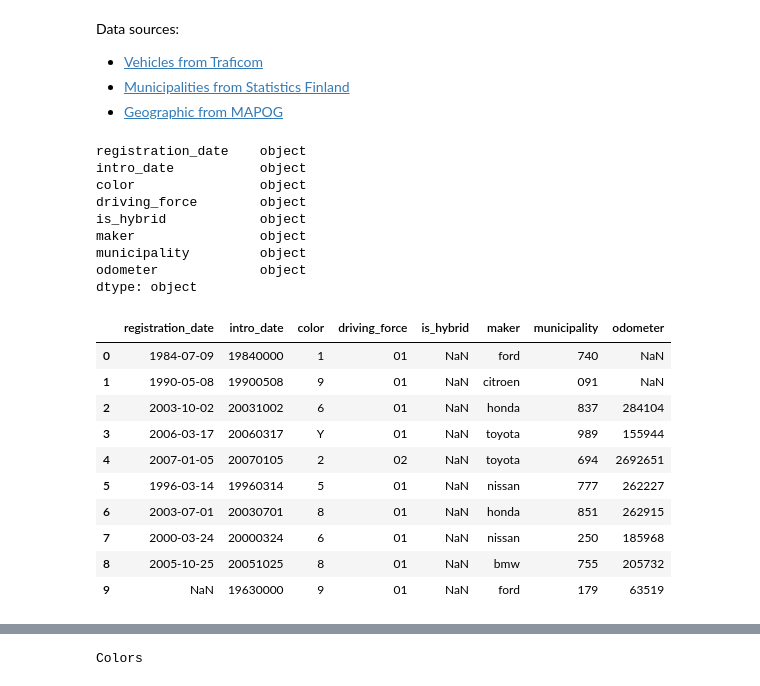
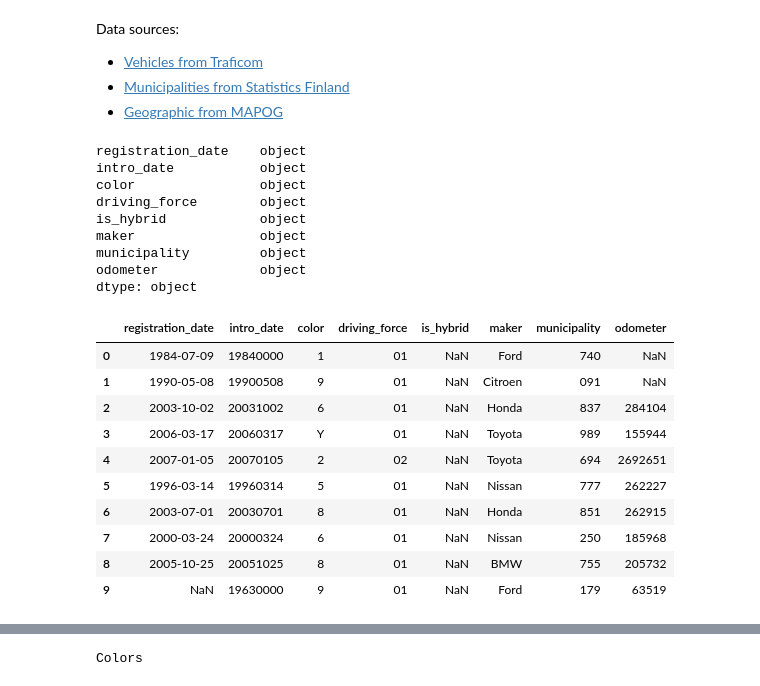
Before and after one commit to Tsingis/trafi-data, a Jupyter notebook: data/data.ipynb, the cells around one changed output, grey strips where cells are left out. Saved outputs shown, nothing was run; the diff lists cells and outputs as text; code cells hidden in the pictures.

```diff
--- a/data/data.ipynb
+++ b/data/data.ipynb
@@ -30,7 +30,7 @@ data_date = "2024-03-31"
 input_filename = "Ajoneuvojen_avoin_data_5_23.csv"
 input_file = os.path.join(os.getcwd(), input_filename)
 
-columns = {
+column_map = {
     "ensirekisterointipvm": "registration_date",
     "kayttoonottopvm": "intro_date",
     "ajoneuvoluokka": "classification",
@@ -47,49 +47,46 @@ df = pd.read_csv(
     sep=";",
     quotechar="'",
     encoding="latin",
     low_memory=False,
     memory_map=True,
-    usecols=columns.keys(),
+    usecols=column_map.keys(),
     dtype={"vari": str, "kayttovoima": str, "kunta": str, "sahkohybridi": str, "merkkiSelvakielinen": str},
 )
 
-df.rename(mapper=columns, axis=1, inplace=True)
+df.rename(mapper=column_map, axis=1, inplace=True)
 
 # Filter to only M1 vehicle class
 df = df[df["classification"] == "M1"]
 df.drop(labels="classification", axis=1, inplace=True)
-df.reset_index(inplace=True, drop=True)
 
 # Filter invalid municipalities
 df = df[df["municipality"].isin(municipalities.keys())]
+
 df.reset_index(inplace=True, drop=True)
-
-# Makers more unique
-df["maker"] = df["maker"].str.lower().fillna("")
 
 display(df.dtypes)
 display(df.head(10))
 # %% [output]
 registration_date    object
 intro_date           object
 color                object
 driving_force        object
 is_hybrid            object
 maker                object
 municipality         object
 odometer             object
 dtype: object
 |  | registration_date | intro_date | color | driving_force | is_hybrid | maker | municipality | odometer |
-| 0 | 1984-07-09 | 19840000 | 1 | 01 | NaN | ford | 740 | NaN |
-| 1 | 1990-05-08 | 19900508 | 9 | 01 | NaN | citroen | 091 | NaN |
-| 2 | 2003-10-02 | 20031002 | 6 | 01 | NaN | honda | 837 | 284104 |
-| 3 | 2006-03-17 | 20060317 | Y | 01 | NaN | toyota | 989 | 155944 |
-| 4 | 2007-01-05 | 20070105 | 2 | 02 | NaN | toyota | 694 | 2692651 |
-| 5 | 1996-03-14 | 19960314 | 5 | 01 | NaN | nissan | 777 | 262227 |
-| 6 | 2003-07-01 | 20030701 | 8 | 01 | NaN | honda | 851 | 262915 |
-| 7 | 2000-03-24 | 20000324 | 6 | 01 | NaN | nissan | 250 | 185968 |
-| 8 | 2005-10-25 | 20051025 | 8 | 01 | NaN | bmw | 755 | 205732 |
-| 9 | NaN | 19630000 | 9 | 01 | NaN | ford | 179 | 63519 |
+| 0 | 1984-07-09 | 19840000 | 1 | 01 | NaN | Ford | 740 | NaN |
+| 1 | 1990-05-08 | 19900508 | 9 | 01 | NaN | Citroen | 091 | NaN |
+| 2 | 2003-10-02 | 20031002 | 6 | 01 | NaN | Honda | 837 | 284104 |
+| 3 | 2006-03-17 | 20060317 | Y | 01 | NaN | Toyota | 989 | 155944 |
+| 4 | 2007-01-05 | 20070105 | 2 | 02 | NaN | Toyota | 694 | 2692651 |
+| 5 | 1996-03-14 | 19960314 | 5 | 01 | NaN | Nissan | 777 | 262227 |
+| 6 | 2003-07-01 | 20030701 | 8 | 01 | NaN | Honda | 851 | 262915 |
+| 7 | 2000-03-24 | 20000324 | 6 | 01 | NaN | Nissan | 250 | 185968 |
+| 8 | 2005-10-25 | 20051025 | 8 | 01 | NaN | BMW | 755 | 205732 |
+| 9 | NaN | 19630000 | 9 | 01 | NaN | Ford | 179 | 63519 |
 # %%
 # Clean up dates
 df["registration_date"] = pd.to_datetime(df["registration_date"], format="%Y-%m-%d",
```
Also changed, not shown: parts of 6 cells of this notebook, 3 other files.
